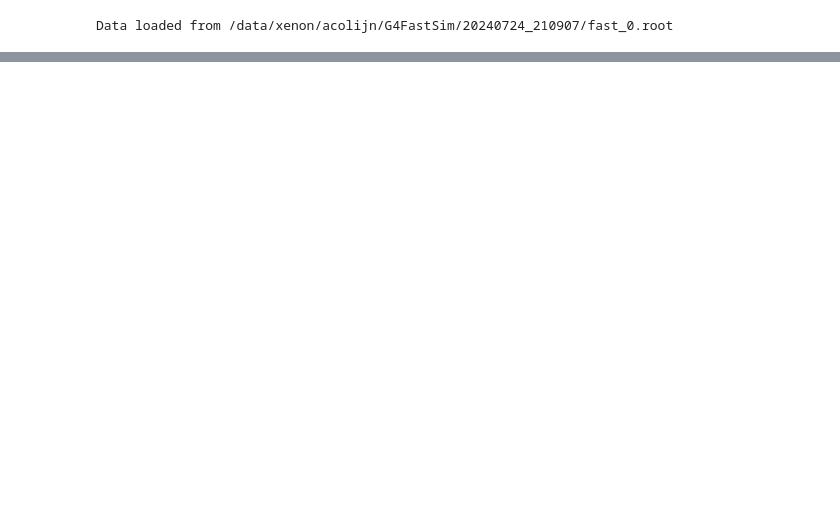
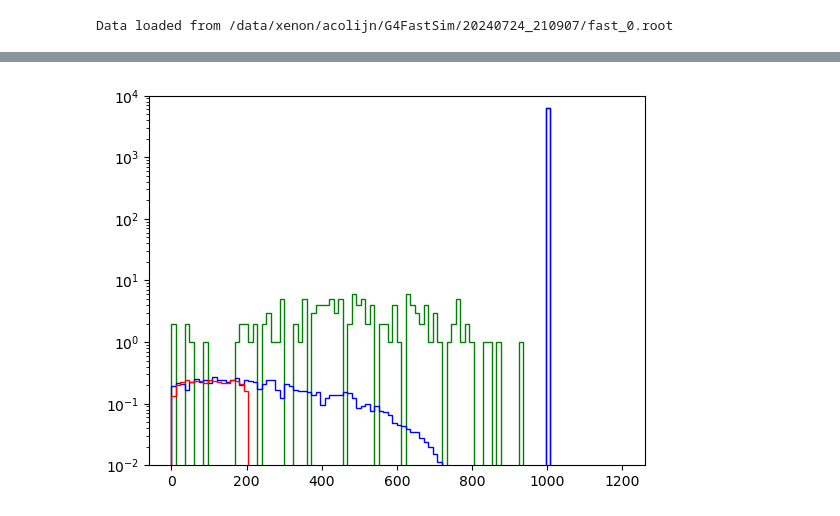
Before and after one commit to acolijn/G4FastSim, a Jupyter notebook: notebook/analysis.ipynb, the cells around one changed output, grey strips where cells are left out. Cells and saved outputs as stored; diff of their text form; code cells hidden in the pictures; blank space fills up the shorter version.

```diff
--- a/notebook/analysis.ipynb
+++ b/notebook/analysis.ipynb
@@ -112,0 +94,10 @@ ccdata
+# %%
+plt.hist(std.data['eh'], bins=100, range=(0, 1200), histtype='step', color='g', label='Geant4 standard')
+plt.hist(fast.data['eh'], weights=np.exp(fast.data['wh']), bins=100, range=(0, 1200), histtype='step', color='b', label='Accelerated')
+plt.hist(fast2.data['eh'], weights=np.exp(fast2.data['wh']), bins=100, range=(0, 1200), histtype='step', color='r', label='Accelerated')
+
+plt.ylim(1e-2, 1e4)
+plt.yscale('log')
+plt.show()
+# %% [output]
+[figure, added]
```
Also changed, not shown: parts of 13 cells of this notebook, 14 other files.
